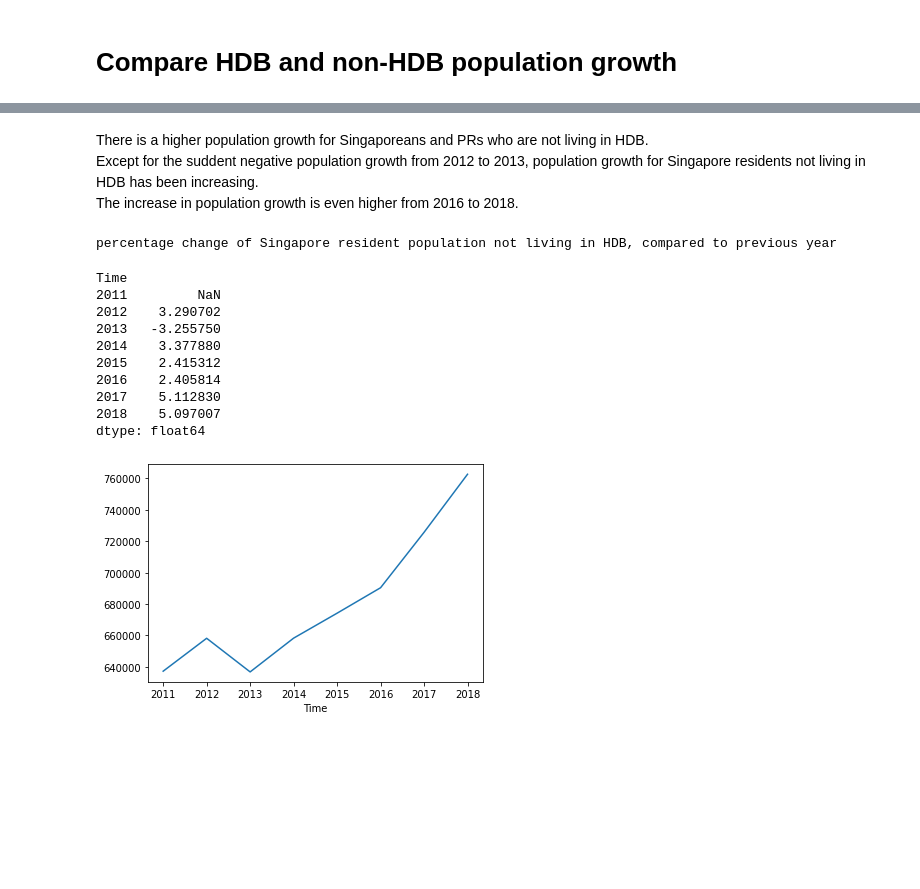
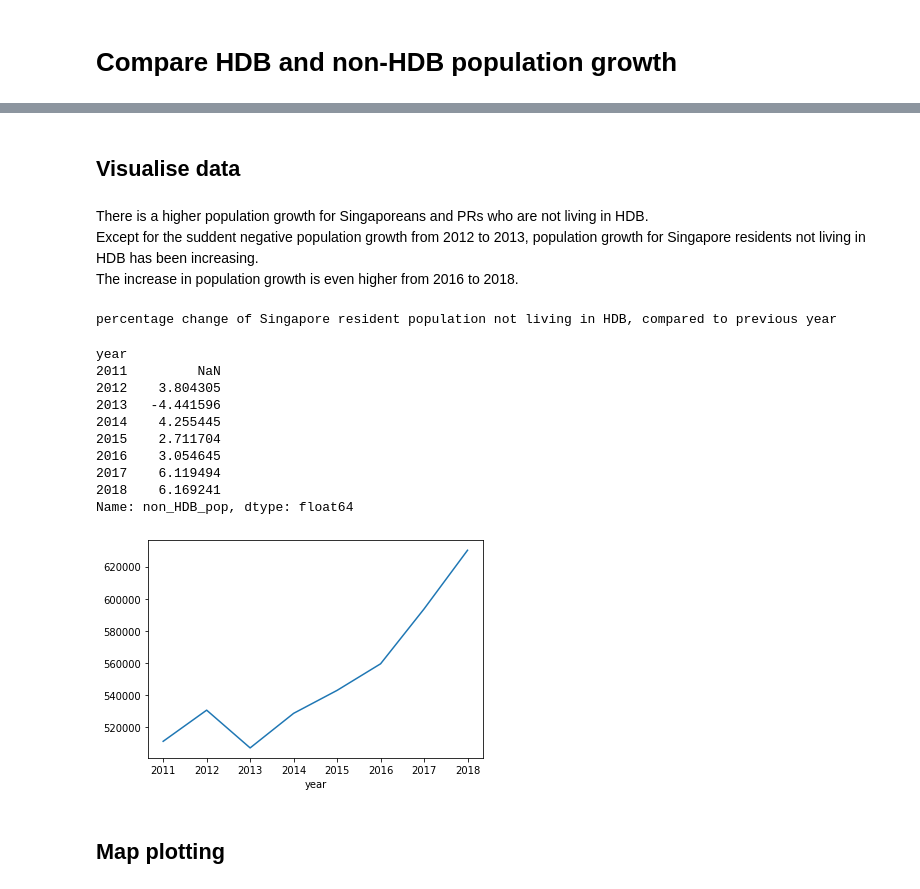
Before and after one commit to lingjie00/Singapore-population-map, a Jupyter notebook: Singapore population.ipynb, the cells around one changed output, grey strips where cells are left out. Saved outputs shown, nothing was run; the diff lists cells and outputs as text; code cells hidden in the pictures; blank space fills up the shorter version.

```diff
--- a/Singapore population.ipynb
+++ b/Singapore population.ipynb
@@ -359,0 +363,7 @@ pop_fig.write_html('output/pop_fig.html') #export figure
+# %%
+non_HDB_pop = pd.merge(sg_pop[['Time','PA','Pop']].groupby(['Time','PA']).sum().reset_index(),
+                       HDB_pop, left_on=['Time','PA'], right_on=['financial_year','town_or_estate']).\
+                       drop(['Time','PA'],axis=1)
+non_HDB_pop = non_HDB_pop.assign(non_HDB_pop = non_HDB_pop['Pop']-non_HDB_pop['population'])
+non_HDB_pop = non_HDB_pop[['financial_year','town_or_estate','non_HDB_pop']]
+non_HDB_pop.columns = ['year','town_or_estate','non_HDB_pop']
@@ -360,24 +386,26 @@ pop_fig.write_html('output/pop_fig.html') #export figure
+# %% [markdown]
+## Visualise data
 # %% [markdown]
 There is a higher population growth for Singaporeans and PRs who are not living in HDB.\
 Except for the suddent negative population growth from 2012 to 2013, population growth for Singapore residents not living in HDB has been increasing.\
 The increase in population growth is even higher from 2016 to 2018.
-# %%
-non_HDB_pop = sg_pop.groupby('Time')['Pop'].sum().iloc[:-1] - HDB_pop.groupby('financial_year')['population'].sum().iloc[3:]
 # %%
-non_HDB_pop.plot()
+non_HDB_pop.groupby('year')['non_HDB_pop'].sum().plot()
 
 print('percentage change of Singapore resident population not living in HDB, compared to previous year')
-non_HDB_pop.pct_change()*100
+non_HDB_pop.groupby('year')['non_HDB_pop'].sum().pct_change()*100
 # %% [output]
 percentage change of Singapore resident population not living in HDB, compared to previous year
-Time
+year
 2011         NaN
-2012    3.290702
-2013   -3.255750
-2014    3.377880
-2015    2.415312
-2016    2.405814
-2017    5.112830
-2018    5.097007
-dtype: float64
+2012    3.804305
+2013   -4.441596
+2014    4.255445
+2015    2.711704
+2016    3.054645
+2017    6.119494
+2018    6.169241
+Name: non_HDB_pop, dtype: float64
-[figure, old version]
+[figure, new version]
+# %% [markdown]
+## Map plotting
```
Also changed, not shown: parts of 7 cells of this notebook, 1 other file.
